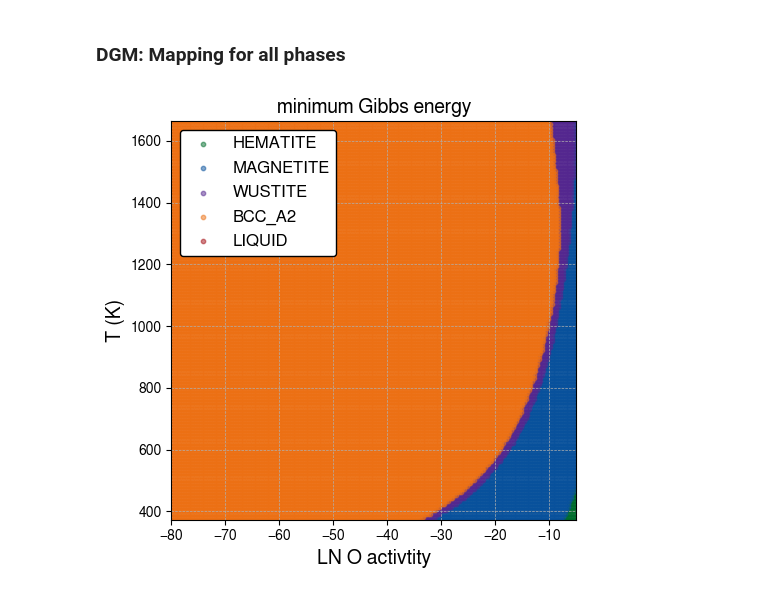
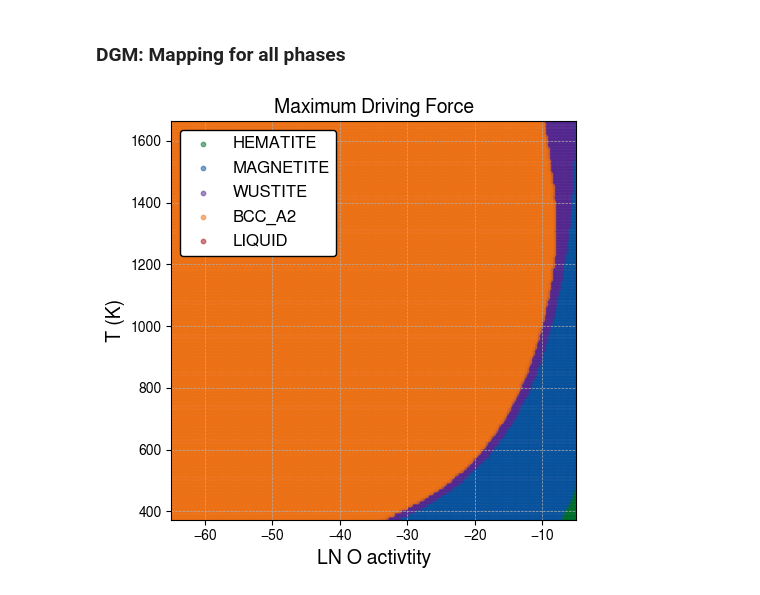
Before and after one commit to YXWU2014/IronOxide_TC, a Jupyter notebook: IronOxide_TC_calculations.ipynb, the cells around one changed output. Cells and saved outputs as stored; diff of their text form; code cells hidden in the pictures.

```diff
--- a/IronOxide_TC_calculations.ipynb
+++ b/IronOxide_TC_calculations.ipynb
@@ -390,7 +390,7 @@ length of Gmin_conditions:  32500
 df_Gmin = pd.DataFrame({
     'lnacr_o':  Gmin_conditions['lnacr(o)'],
     'T': Gmin_conditions['T'],
-    **{f'gm({phase})': Gmin_gm_values.get(phase, []) for phase in phase_list}
+    **{f'gm({phase})': Gmin_gm_values.get(phase, []) for phase in phases_list}
 })
 
 df_Gmin.to_excel(os.path.join(current_directory,
@@ -415,11 +415,11 @@ DGM_dgm_values, DGM_phase_conditions = process_data(
 print("temperature_grid x acc_grid:", 130*250)
 print("length of DGM_dgm_values: ", len(DGM_dgm_values['BCC_A2']))
 
-for i, phase in enumerate(phase_list):
-    assert DGM_phase_conditions[phase_list[0]
+for i, phase in enumerate(phases_list):
+    assert DGM_phase_conditions[phases_list[0]
                                 ] == DGM_phase_conditions[phase]
 
-DGM_conditions = DGM_phase_conditions[phase_list[0]]
+DGM_conditions = DGM_phase_conditions[phases_list[0]]
 print("length of DGM_conditions: ", len(DGM_conditions['lnacr(o)']))
 # %% [output]
 Length of DGM_args: 650
@@ -431,7 +431,7 @@ length of DGM_conditions:  32500
 df_DGM = pd.DataFrame({
     'lnacr_o':  DGM_conditions['lnacr(o)'],
     'T': DGM_conditions['T'],
-    **{f'dgm({phase})': DGM_dgm_values.get(phase, []) for phase in phase_list}
+    **{f'dgm({phase})': DGM_dgm_values.get(phase, []) for phase in phases_list}
 })
 
 df_DGM.to_excel(os.path.join(current_directory,
@@ -576,9 +566,9 @@ colormaps = {
 
 # Create a new figure with subplots
 fig, axs = plt.subplots(nrows=1, ncols=len(
-    Gmin_phase_list), figsize=(3.4 * len(Gmin_phase_list), 3), sharex=True, sharey=True)
+    phases_list), figsize=(3.4 * len(phases_list), 3), sharex=True, sharey=True)
 
-for i, phase in enumerate(Gmin_phase_list):
+for i, phase in enumerate(phases_list):
 
     sc = axs[i].scatter(df_Gmin['lnacr_o'], df_Gmin['T'],
                         c=df_Gmin[f'gm({phase})'], cmap=colormaps[phase], s=5, alpha=0.6)
@@ -592,7 +582,7 @@ for i, phase in enumerate(Gmin_phase_list):
     cbar.ax.yaxis.set_major_formatter(formatter)
 
     # Label the colorbar of the last plot only
-    if i == len(Gmin_phase_list) - 1:
+    if i == len(phases_list) - 1:
         cbar.set_label('molar Gibbs energy (J/mol)', fontsize=14)
 
     axs[i].set_xlabel('LN O activity', fontsize=14)
@@ -604,7 +594,7 @@ for i, phase in enumerate(Gmin_phase_list):
     # axs[i].set_aspect('equal', 'box')
 
 fig.tight_layout()
-fig.savefig('Oxide_TC_Gm_phases.png',
+fig.savefig('IronOxide_TC_Gm_phases.png',
             format='png', dpi=300, bbox_inches='tight')
 
 plt.show()
@@ -714,51 +677,35 @@ plt.show()
 # %% [markdown]
 ### DGM: Mapping for all phases
 # %%
-columns_to_compare = [f'gm({phase})' for phase in DGM_phase_list]
-# columns_to_compare = ['gm(HEMATITE)', 'gm(MAGNETITE)', 'gm(WUSTITE)', 'gm(LIQUID)' ]
+columns_to_compare = [f'dgm({phase})' for phase in phases_list]
+# columns_to_compare = ['dgm(HEMATITE)', 'dgm(MAGNETITE)', 'dgm(WUSTITE)', 'dgm(LIQUID)' ]
 
-df_DGM_HEMATITE = df_DGM[df_DGM['gm(HEMATITE)']
-                         == df_DGM[columns_to_compare].max(axis=1)]
-df_DGM_MAGNETITE = df_DGM[df_DGM['gm(MAGNETITE)']
-                          == df_DGM[columns_to_compare].max(axis=1)]
-df_DGM_WUSTITE = df_DGM[df_DGM['gm(WUSTITE)']
-                        == df_DGM[columns_to_compare].max(axis=1)]
-df_DGM_BCC_A2 = df_DGM[df_DGM['gm(BCC_A2)']
-                       == df_DGM[columns_to_compare].max(axis=1)]
-df_DGM_LIQUID = df_DGM[df_DGM['gm(LIQUID)']
-                       == df_DGM[columns_to_compare].max(axis=1)]
+for phase in phases_list:
+    column_name = f'dgm({phase})'
+    condition = df_DGM[column_name] == df_DGM[columns_to_compare].max(axis=1)
+    globals()[f'df_DGM_{phase}'] = df_DGM[condition]
 
 # Plotting the individual dataframes
 plt.figure(figsize=(5, 5))
 
-plt.scatter(df_DGM_HEMATITE['lnacr_o'], df_DGM_HEMATITE['T'], s=10,
-            label='HEMATITE', color=colors['HEMATITE'], alpha=0.5)
-
-plt.scatter(df_DGM_MAGNETITE['lnacr_o'], df_DGM_MAGNETITE['T'], s=10,
-            label='MAGNETITE', color=colors['MAGNETITE'], alpha=0.5)
-
-plt.scatter(df_DGM_WUSTITE['lnacr_o'], df_DGM_WUSTITE['T'], s=10,
-            label='WUSTITE', color=colors['WUSTITE'], alpha=0.5)
-
-plt.scatter(df_DGM_BCC_A2['lnacr_o'], df_DGM_BCC_A2['T'], s=10,
-            label='BCC_A2', color=colors['BCC_A2'], alpha=0.5)
-
-plt.scatter(df_DGM_LIQUID['lnacr_o'], df_DGM_LIQUID['T'], s=10,
-            label='LIQUID', color=colors['LIQUID'], alpha=0.5)
+for phase in phases_list:
+    df = globals()[f'df_DGM_{phase}']
+    plt.scatter(df['lnacr_o'], df['T'], s=10, label=phase,
+                color=colors[phase], alpha=0.5)
 
 plt.xlabel('LN O activtity', fontsize=14)
 plt.ylabel('T (K)', fontsize=14)
-plt.title('minimum Gibbs energy', fontsize=14)
+plt.title('Maximum Driving Force', fontsize=14)
 plt.legend(fontsize=12, loc='upper left',
            facecolor='white', edgecolor='black', framealpha=1)
 plt.grid(True, which='both', linestyle='--', linewidth=0.5)
 plt.xlim([min(df_DGM['lnacr_o']), max(df_DGM['lnacr_o'])])
 plt.ylim([min(df_DGM['T']), max(df_DGM['T'])])
 plt.tight_layout()
 
-plt_output_fname = "Oxide_TC_DGMmax.png"
+plt_output_fname = "IronOxide_TC_DGMmax.png"
 plt.savefig(os.path.join(current_directory, plt_output_fname),
             format='png', dpi=300, bbox_inches='tight')
 plt.show()
 # %% [output]
-[figure, old version]
+[figure, new version]
```
Also changed, not shown: parts of 6 cells of this notebook, 15 other files.
